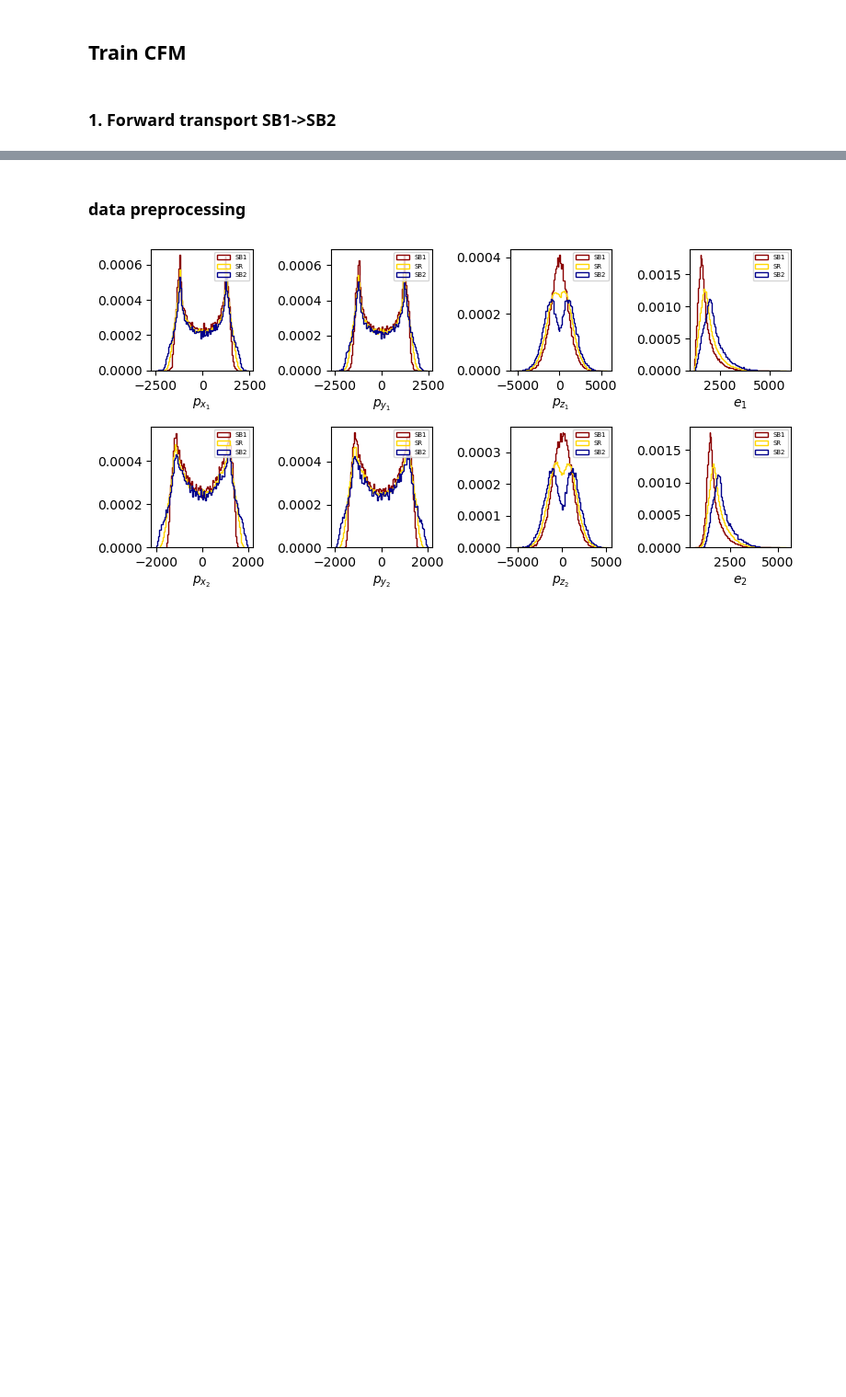
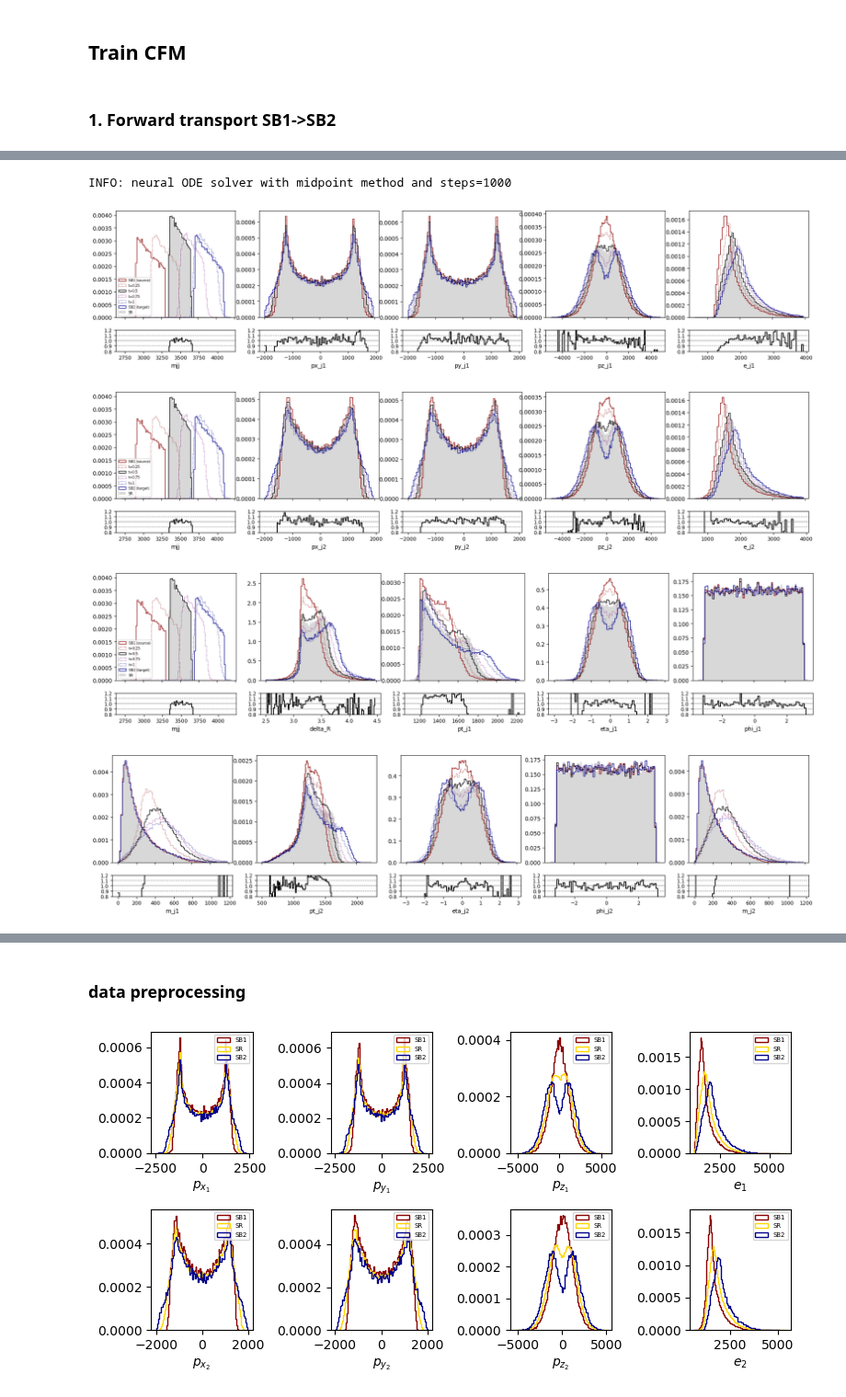
Before and after one commit to dfaroughy/DynGenModels, a Jupyter notebook: experiments/LHCO_olympics/lhco_LowLevel.ipynb, the cells around one changed output, grey strips where cells are left out. Shown at 92% size. Drawn from its saved outputs; the diff is of its cells as text; code cells hidden in the pictures; blank space fills up the shorter version.

```diff
--- a/experiments/LHCO_olympics/lhco_LowLevel.ipynb
+++ b/experiments/LHCO_olympics/lhco_LowLevel.ipynb
@@ -98,3 +116,71 @@ INFO: train size: 59985, validation size: 6665, testing sizes: 0
+# %%
+from DynGenModels.pipelines.SamplingPipeline import FlowMatchPipeline
+from DynGenModels.datamodules.lhco.dataprocess import PreProcessLHCOlympicsLowLevelData, PostProcessLHCOlympicsLowLevelData
+
+pipeline_fwd = FlowMatchPipeline(trained_model=cfm_fwd,
+                                 configs=configs_fwd,
+                                 preprocessor=PreProcessLHCOlympicsLowLevelData,
+                                 postprocessor=PostProcessLHCOlympicsLowLevelData,
+                                 best_epoch_model=True,
+                                 num_sampling_steps=1000)
+
+pipeline_fwd.generate_samples(input_source=lhco_fwd.source)
+
+from utils import plot_interpolation_low_level
+
+mjj_buffer = 50.0
+
+plot_interpolation_low_level(lhco_fwd, pipeline_fwd,
+                             time_stop_feature='mjj',
+                             features=['mjj', 'px_j1', 'py_j1', 'pz_j1', 'e_j1'],
+                             bins=[(2700, 4200, 15), (-2000, 2000, 50), (-2000, 2000, 50), (-5000, 5000, 100), (600, 4000, 50)],
+                             figsize=(22, 4.5),
+                             mass_window=[configs_fwd.cuts_sideband_low['mjj'][1] + mjj_buffer, configs_fwd.cuts_sideband_high['mjj'][0] - mjj_buffer],
+                             log=False,
+                             density=True,
+                             save_path=configs_fwd.workdir+'/interpolation_low_level_j1.png',
+                             show=True)
+
+
+plot_interpolation_low_level(lhco_fwd, pipeline_fwd,
+                             time_stop_feature='mjj',
+                             features=['mjj', 'px_j2', 'py_j2', 'pz_j2', 'e_j2'],
+                             bins=[(2700, 4200, 15), (-2000, 2000, 50), (-2000, 2000, 50), (-5000, 5000, 100), (600, 4000, 50)],
+                             figsize=(22, 4.5),
+                             mass_window=[configs_fwd.cuts_sideband_low['mjj'][1] + mjj_buffer, configs_fwd.cuts_sideband_high['mjj'][0] - mjj_buffer],
+                             log=False,
+                             density=True,
+                             save_path=configs_fwd.workdir+'/interpolation_low_level_j2.png',
+                             show=True)
+
+
+plot_interpolation_low_level(lhco_fwd, pipeline_fwd,
+                             time_stop_feature='mjj',
+                             features=['mjj', 'delta_R', 'pt_j1', 'eta_j1', 'phi_j1'],
+                             bins=[(2700, 4200, 15), (2.5, 4.5, 0.02), (1100, 2250, 15), (-3, 3, 0.075), (-3.5, 3.5, 0.1)],
+                             figsize=(22, 4.5),
+                             mass_window=[configs_fwd.cuts_sideband_low['mjj'][1] + mjj_buffer, configs_fwd.cuts_sideband_high['mjj'][0] - mjj_buffer],
+                             log=False,
+                             density=True,
+                             save_path=configs_fwd.workdir+'/interpolation_high_level_j1.png',
+                             show=True)
+
+plot_interpolation_low_level(lhco_fwd, pipeline_fwd,
+                             time_stop_feature='mjj',
+                             features=['m_j1', 'pt_j2', 'eta_j2', 'phi_j2',  'm_j2'],
+                             bins=[(0, 1200, 15), (500, 2250, 15), (-3, 3, 0.075), (-3.5, 3.5, 0.1),(0, 1200, 15)],
+                             figsize=(22, 4.5),
+                             mass_window=[configs_fwd.cuts_sideband_low['mjj'][1] + mjj_buffer, configs_fwd.cuts_sideband_high['mjj'][0] - mjj_buffer],
+                             log=False,
+                             density=True,
+                             save_path=configs_fwd.workdir+'/interpolation_high_level_j2.png',
+                             show=True)
+# %% [output]
+INFO: neural ODE solver with midpoint method and steps=1000
+[figure, added]
+[figure, added]
+[figure, added]
+[figure, added]
 # %%
 # from DynGenModels.pipelines.SamplingPipeline import FlowMatchPipeline
 # from DynGenModels.datamodules.lhco.dataprocess import PreProcessLHCOlympicsLowLevelData, PostProcessLHCOlympicsLowLevelData
```
Also changed, not shown: parts of 7 cells of this notebook, 5 other files.
